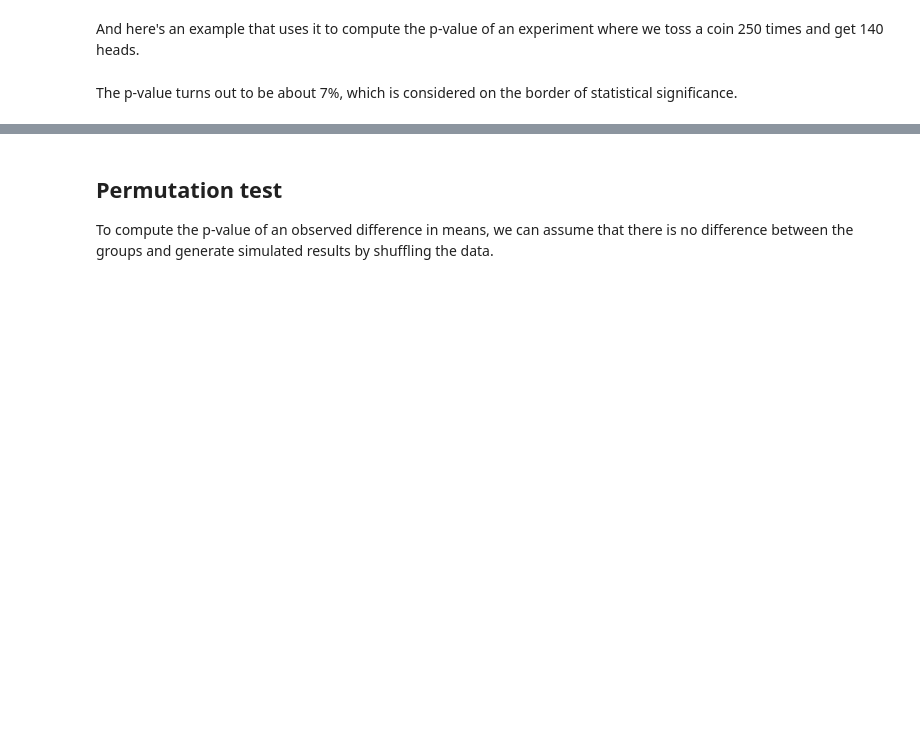
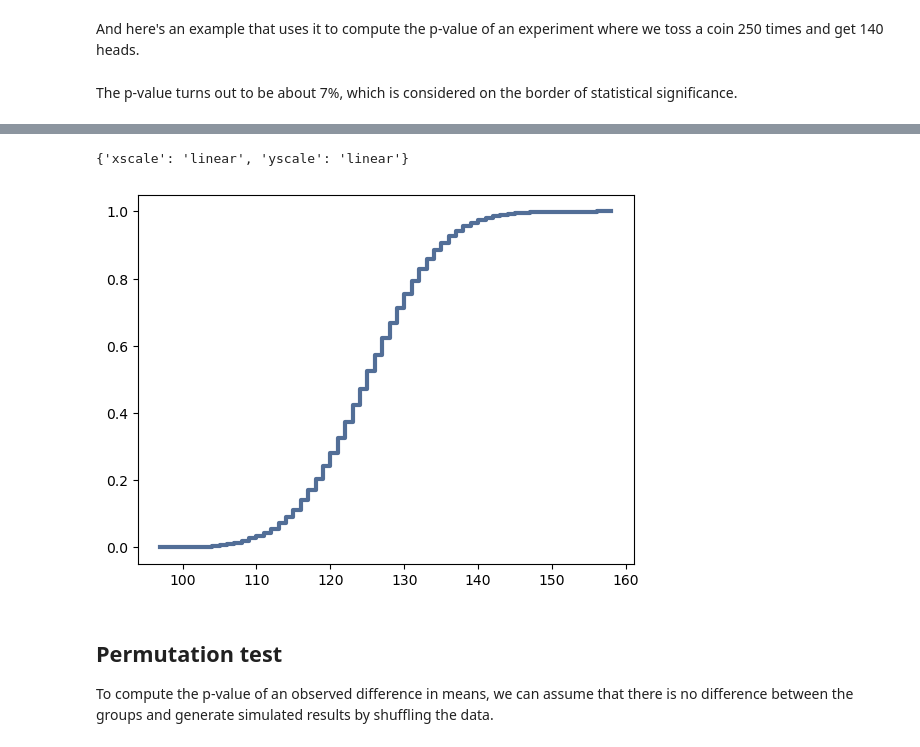
Before and after one commit to Tech-Jan/thinkstats, a Jupyter notebook: solutions/chap09soln.ipynb, the cells around one changed output, grey strips where cells are left out. Cells and saved outputs as stored; diff of their text form; code cells hidden in the pictures; blank space fills up the shorter version.

```diff
--- a/solutions/chap09soln.ipynb
+++ b/solutions/chap09soln.ipynb
@@ -85,3 +139,9 @@ pvalue
+# %%
+cdf=thinkstats2.Cdf(tosser.results_list)
+thinkplot.Cdf(cdf)
+# %% [output]
+{'xscale': 'linear', 'yscale': 'linear'}
+[figure, added]
 # %% [markdown]
 ## Permutation test
 
```
Also changed, not shown: parts of 17 cells of this notebook.
